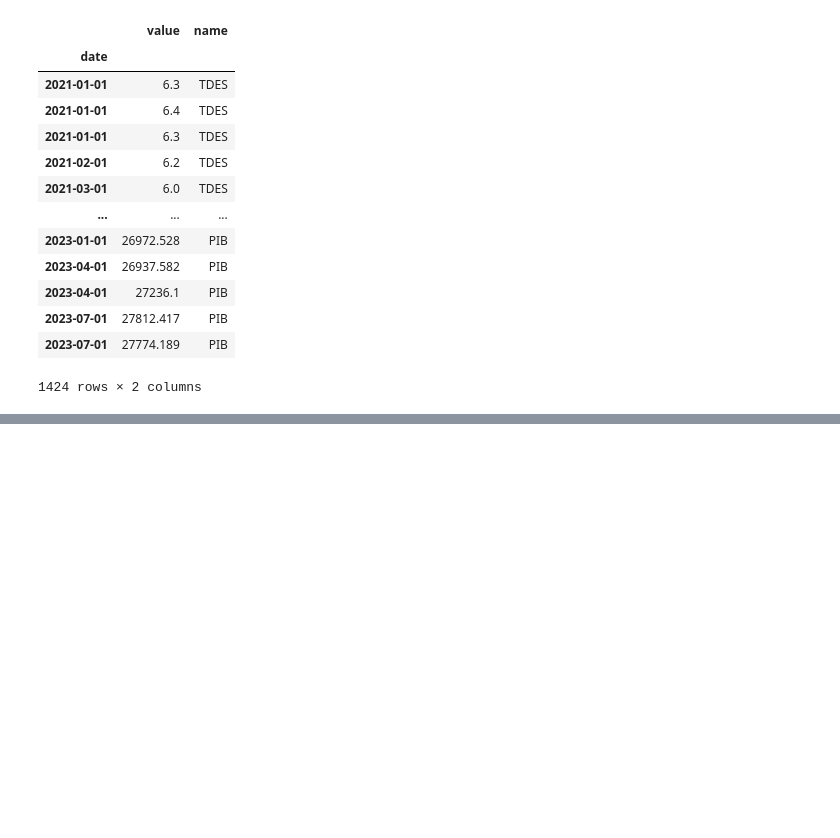
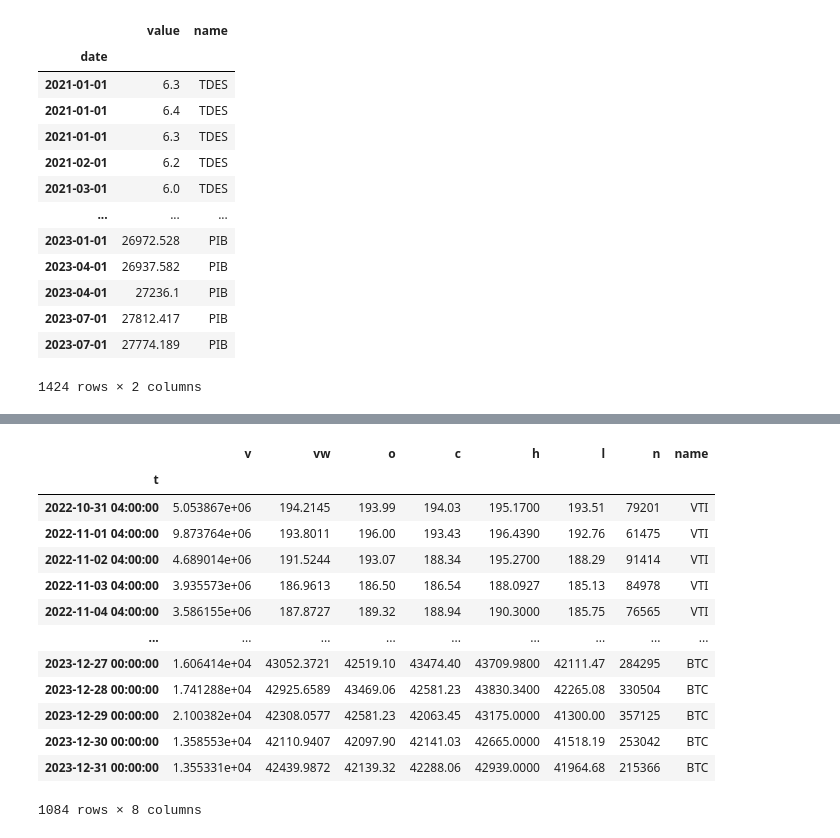
Before and after one commit to diegomacaya/proyecto_DataScience_DMS, a Jupyter notebook: src/explore copy.ipynb, the cells around one changed output, grey strips where cells are left out. Cells and saved outputs as stored; diff of their text form; code cells hidden in the pictures; blank space fills up the shorter version.

Commit message:
unificar DF

```diff
--- a/src/explore copy.ipynb
+++ b/src/explore copy.ipynb
@@ -377,0 +445,31 @@ guardar_csv(df_total_indicadores,"../data/processed/fed_total_indicadores_histor
+# %%
+# Agregar identificador
+
+vti['name'] = 'VTI'
+oro['name'] = 'ORO'
+btc['name'] = 'BTC'
+# %%
+# unificar DF
+
+activos = pd.concat([vti, oro, btc], ignore_index=True)
+
+# convertir a fecha
+
+activos['t'] = pd.to_datetime(activos['t'], unit='ms')
+activos = activos.set_index("t")
+activos
+# %% [output]
+|  | v | vw | o | c | h | l | n | name |
+| t |  |  |  |  |  |  |  |  |
+| 2022-10-31 04:00:00 | 5.053867e+06 | 194.2145 | 193.99 | 194.03 | 195.1700 | 193.51 | 79201 | VTI |
+| 2022-11-01 04:00:00 | 9.873764e+06 | 193.8011 | 196.00 | 193.43 | 196.4390 | 192.76 | 61475 | VTI |
+| 2022-11-02 04:00:00 | 4.689014e+06 | 191.5244 | 193.07 | 188.34 | 195.2700 | 188.29 | 91414 | VTI |
+| 2022-11-03 04:00:00 | 3.935573e+06 | 186.9613 | 186.50 | 186.54 | 188.0927 | 185.13 | 84978 | VTI |
+| 2022-11-04 04:00:00 | 3.586155e+06 | 187.8727 | 189.32 | 188.94 | 190.3000 | 185.75 | 76565 | VTI |
+| ... | ... | ... | ... | ... | ... | ... | ... | ... |
+| 2023-12-27 00:00:00 | 1.606414e+04 | 43052.3721 | 42519.10 | 43474.40 | 43709.9800 | 42111.47 | 284295 | BTC |
+| 2023-12-28 00:00:00 | 1.741288e+04 | 42925.6589 | 43469.06 | 42581.23 | 43830.3400 | 42265.08 | 330504 | BTC |
+| 2023-12-29 00:00:00 | 2.100382e+04 | 42308.0577 | 42581.23 | 42063.45 | 43175.0000 | 41300.00 | 357125 | BTC |
+| 2023-12-30 00:00:00 | 1.358553e+04 | 42110.9407 | 42097.90 | 42141.03 | 42665.0000 | 41518.19 | 253042 | BTC |
+| 2023-12-31 00:00:00 | 1.355331e+04 | 42439.9872 | 42139.32 | 42288.06 | 42939.0000 | 41964.68 | 215366 | BTC |
+1084 rows × 8 columns
```
Also changed, not shown: parts of 2 cells of this notebook, 4 other files.
